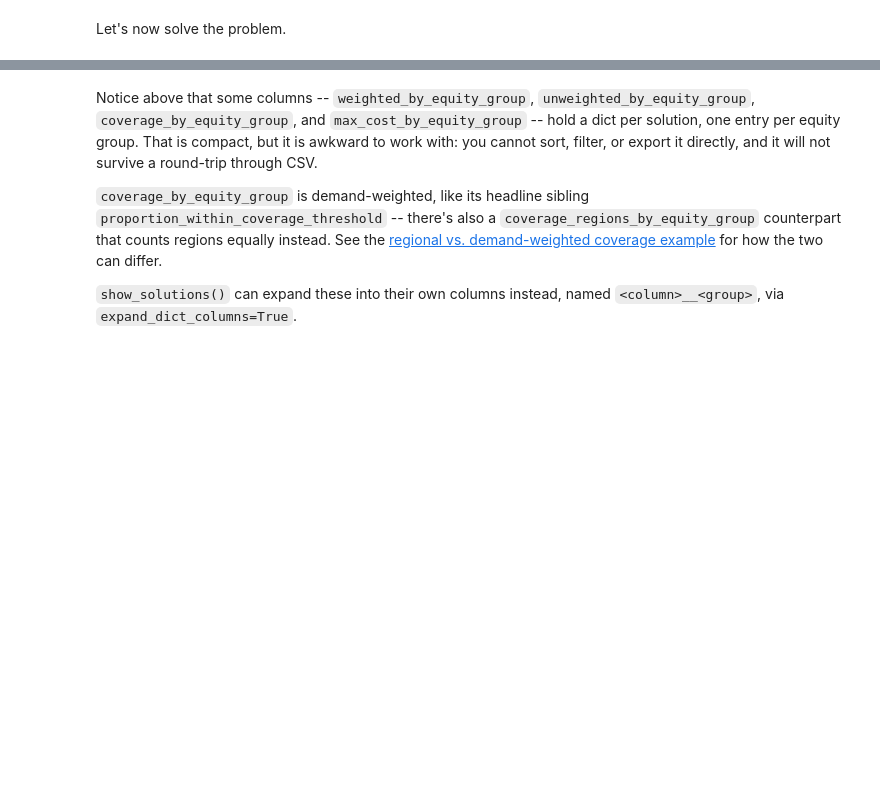
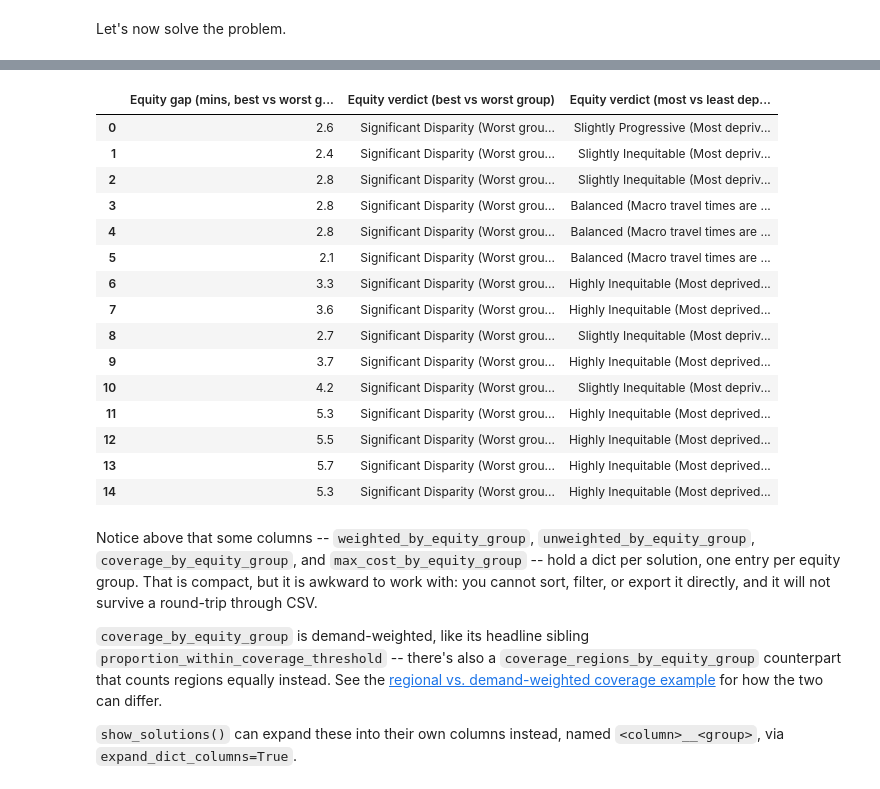
Before and after one commit to hsma-tools/lokigi, a Jupyter notebook: examples/location/equity/index.ipynb, the cells around one changed output, grey strips where cells are left out. Cells and saved outputs as stored; diff of their text form; code cells hidden in the pictures; blank space fills up the shorter version.

```diff
--- a/examples/location/equity/index.ipynb
+++ b/examples/location/equity/index.ipynb
@@ -147,3 +149,28 @@ solutions.show_solutions()
+# %%
+pd.set_option("display.max_colwidth", None)  # so long text columns aren't cut off with "..."
+
+solutions.show_solutions_summary()[[
+    "Equity gap (mins, best vs worst group)",
+    "Equity verdict (best vs worst group)",
+    "Equity verdict (most vs least deprived third)",
+    ]]
+# %% [output]
+|  | Equity gap (mins, best vs worst g... | Equity verdict (best vs worst group) | Equity verdict (most vs least dep... |
+| 0 | 2.6 | Significant Disparity (Worst grou... | Slightly Progressive (Most depriv... |
+| 1 | 2.4 | Significant Disparity (Worst grou... | Slightly Inequitable (Most depriv... |
+| 2 | 2.8 | Significant Disparity (Worst grou... | Slightly Inequitable (Most depriv... |
+| 3 | 2.8 | Significant Disparity (Worst grou... | Balanced (Macro travel times are ... |
+| 4 | 2.8 | Significant Disparity (Worst grou... | Balanced (Macro travel times are ... |
+| 5 | 2.1 | Significant Disparity (Worst grou... | Balanced (Macro travel times are ... |
+| 6 | 3.3 | Significant Disparity (Worst grou... | Highly Inequitable (Most deprived... |
+| 7 | 3.6 | Significant Disparity (Worst grou... | Highly Inequitable (Most deprived... |
+| 8 | 2.7 | Significant Disparity (Worst grou... | Slightly Inequitable (Most depriv... |
+| 9 | 3.7 | Significant Disparity (Worst grou... | Highly Inequitable (Most deprived... |
+| 10 | 4.2 | Significant Disparity (Worst grou... | Slightly Inequitable (Most depriv... |
+| 11 | 5.3 | Significant Disparity (Worst grou... | Highly Inequitable (Most deprived... |
+| 12 | 5.5 | Significant Disparity (Worst grou... | Highly Inequitable (Most deprived... |
+| 13 | 5.7 | Significant Disparity (Worst grou... | Highly Inequitable (Most deprived... |
+| 14 | 5.3 | Significant Disparity (Worst grou... | Highly Inequitable (Most deprived... |
 # %% [markdown]
 Notice above that some columns -- `weighted_by_equity_group`, `unweighted_by_equity_group`, `coverage_by_equity_group`, and `max_cost_by_equity_group` -- hold a dict per solution, one entry per equity group. That is compact, but it is awkward to work with: you cannot sort, filter, or export it directly, and it will not survive a round-trip through CSV.
 
```
Also changed, not shown: parts of 11 cells of this notebook, 6 other files.
